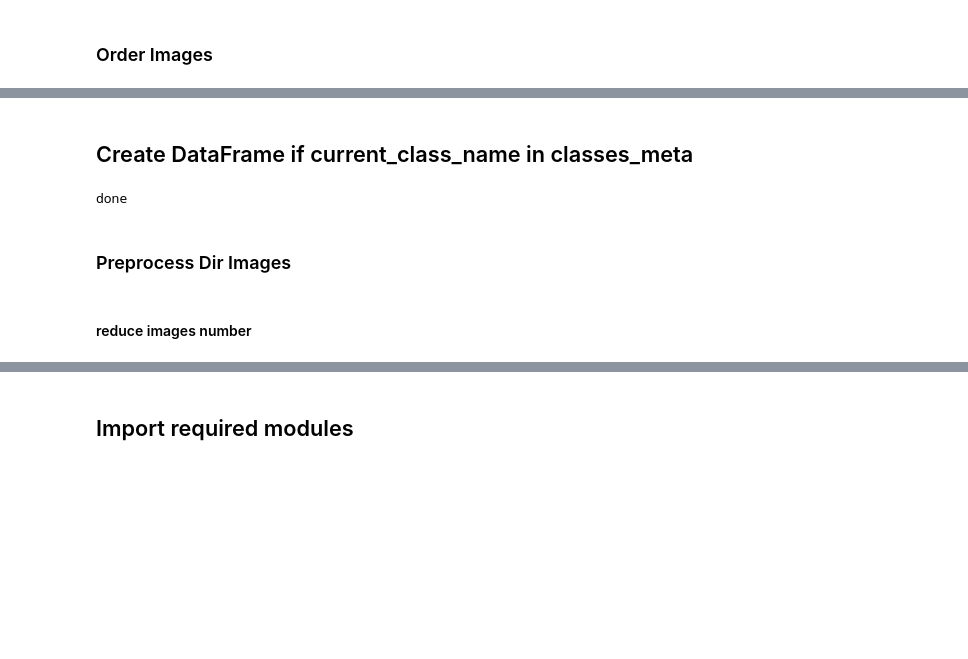
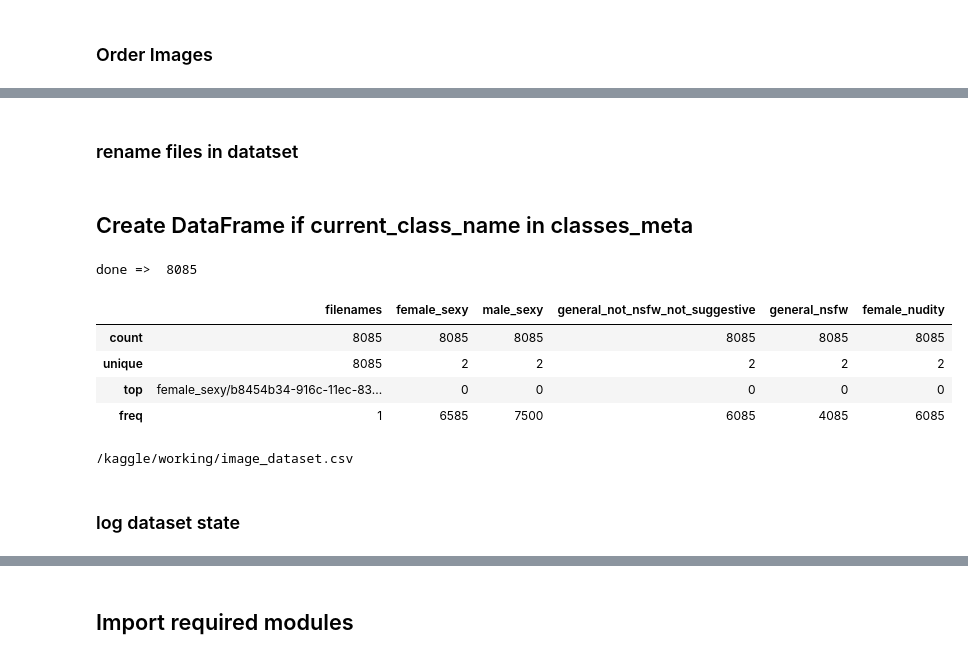
Before and after one commit to karamokoisrael/holypics, a Jupyter notebook: holypics-kaggle.ipynb, the cells around one changed output, grey strips where cells are left out. Drawn from its saved outputs; the diff is of its cells as text; code cells hidden in the pictures; blank space fills up the shorter version.

Commit message:
Kaggle Notebook | holypics-kaggle | Version 5

```diff
--- a/holypics-kaggle.ipynb
+++ b/holypics-kaggle.ipynb
@@ -97,3 +89,16 @@ import pandas as pd
+# %%
+BASE_PATH = "/kaggle/input/holipics-lite/"
+DATASET_PATH = "images_new"
+DATASET_COPY_PATH = "images_backup"
+TEST_SET_PATH= "test"
+DATASET_DUMP_PATH = BASE_PATH+"images_backup"
+CSV_DATASET_PATH = "image_dataset.csv"
+IMAGE_RES = 224
+MODEL_PATH = "models"
+UNWATED_PATHS = ["sex_toys"]
+MAX_IMAGE_PER_CLASS = 1500 #3000
+MAX_IMAGE_PER_SEVERE_CLASS = 2000 #1500
+SEVERE_CLASSES = ["general_nsfw", "female_nudity", "general_not_nsfw_not_suggestive"]
 # %% [markdown]
 ### main functions
 # %%
@@ -486,0 +648,4 @@ def hashFile(filename):
+# %%
+data_sub_directories = os.listdir(DATASET_PATH)
+for data_sub_directory in data_sub_directories:
+    delete_unreadable_images(os.path.join(DATASET_PATH, data_sub_directory))
@@ -565,0 +732,2 @@ deleting 96
+# %% [markdown]
+### rename files in datatset
@@ -566,49 +738,61 @@ deleting 96
 # %% [markdown]
 ## Create DataFrame if current_class_name in classes_meta
+# %%
+data_dir = DATASET_PATH
+save_name= CSV_DATASET_PATH
 # %%
-data_dir = "images_new"
-save_name="image_dataset.csv"
 classes_meta = {
     "female_nudity": {
         "childs":["general_nsfw"]
     },
-    "general_nsfw":{
-        "childs": ["female_nudity"]
-    },
-    "female_underwear":{
-        "childs": ["male_underwear"]
-    },
-    "male_underwear":{
-        "childs": ["female_underwear"]
-    }
+
+#     "general_nsfw":{
+#         "childs": ["female_nudity"]
+#     },
+
+#     "female_underwear":{
+#         "childs": ["male_underwear"]
+#     },
+#     "male_underwear":{
+#         "childs": ["female_underwear"]
+#     }
 }
 
-
 data = []
-data_sub_directoy7ggggries = os.listdir(data_dir)
+data_sub_directories = os.listdir(data_dir)
 for data_sub_directory in data_sub_directories:
     files = os.listdir(os.path.join(data_dir, data_sub_directory))
     for file in files:
         file_meta = {}
         file_meta["filenames"]=os.path.join(data_sub_directory, file)
         class_childs = []
         if data_sub_directory in classes_meta:
             class_childs = classes_meta[data_sub_directory]["childs"]
 
         for current_class_name in data_sub_directories:
             if current_class_name == data_sub_directory or current_class_name in class_childs:
                 file_meta[current_class_name] = str(1).replace(".0", "")
             else:
                 file_meta[current_class_name] = str(0)
         data.append(file_meta)
 
 df = pd.DataFrame(data)
 df.to_csv(save_name, encoding='utf-8', index=False)
-print("done")
+
+print("done => ", len(data))
+df.describe()
 # %% [output]
-done
+done =>  8085
+|  | filenames | female_sexy | male_sexy | general_not_nsfw_not_suggestive | general_nsfw | female_nudity |
+| count | 8085 | 8085 | 8085 | 8085 | 8085 | 8085 |
+| unique | 8085 | 2 | 2 | 2 | 2 | 2 |
+| top | female_sexy/b8454b34-916c-11ec-83... | 0 | 0 | 0 | 0 | 0 |
+| freq | 1 | 6585 | 7500 | 6085 | 4085 | 6085 |
-# %% [markdown]
-### Preprocess Dir Images
-# %% [markdown]
-#### reduce images  number
+# %%
+local_file = FileLink(save_name, result_html_prefix="Click here to download: ")
+display(local_file)
+# %% [output]
+/kaggle/working/image_dataset.csv
+# %% [markdown]
+### log dataset state
 # %%
```
Also changed, not shown: parts of 99 cells of this notebook.
